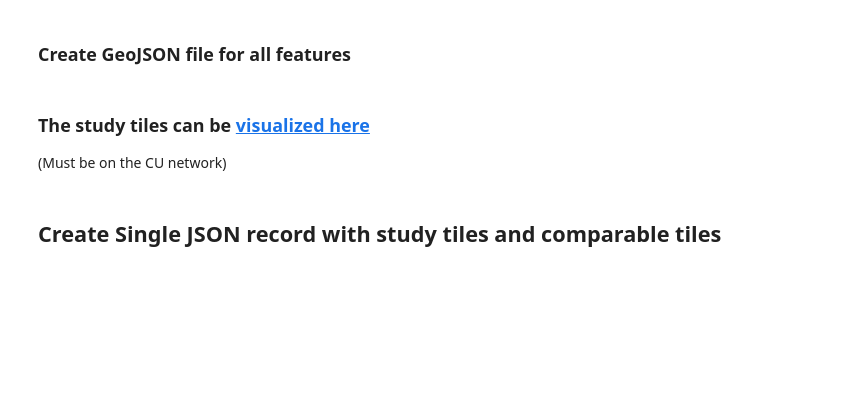
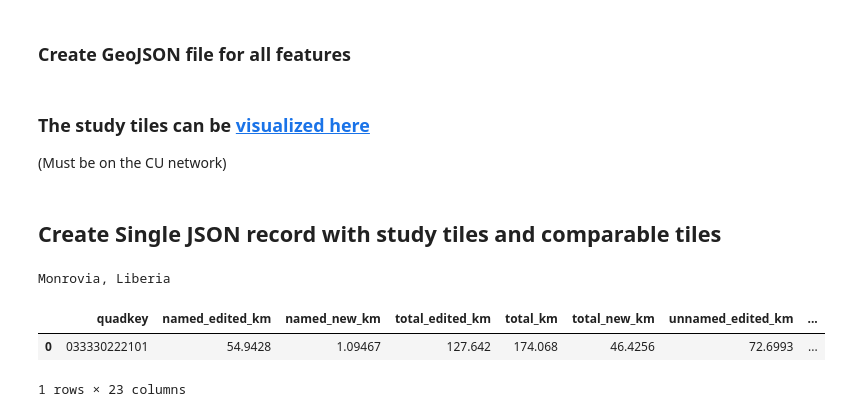
Before and after one commit to jenningsanderson/contributor-centric-qa, a Jupyter notebook: Step 0 - Current Tile Statistics.ipynb, the cells around one changed output. Cells and saved outputs as stored; diff of their text form; code cells hidden in the pictures; blank space fills up the shorter version.

```diff
--- a/Current Tile Statistics.ipynb
+++ b/Step 0 - Current Tile Statistics.ipynb
@@ -165,3 +162,11 @@ for tile in study_tiles:
          'compare_tiles': [{'quad':x} for x in sim_quads]})
 with open("study_tiles_with_compare_tiles.json",'w') as oFile:
     json.dump(output,oFile)
+# %%
+print(study_tiles[4]['name'])
+study_tiles[4]['characteristics']
+# %% [output]
+Monrovia, Liberia
+|  | quadkey | named_edited_km | named_new_km | total_edited_km | total_km | total_new_km | unnamed_edited_km | ... |
+| 0 | 033330222101 | 54.9428 | 1.09467 | 127.642 | 174.068 | 46.4256 | 72.6993 | ... |
+1 rows × 23 columns
```
Also changed, not shown: parts of 4 cells of this notebook, 2 other files.
